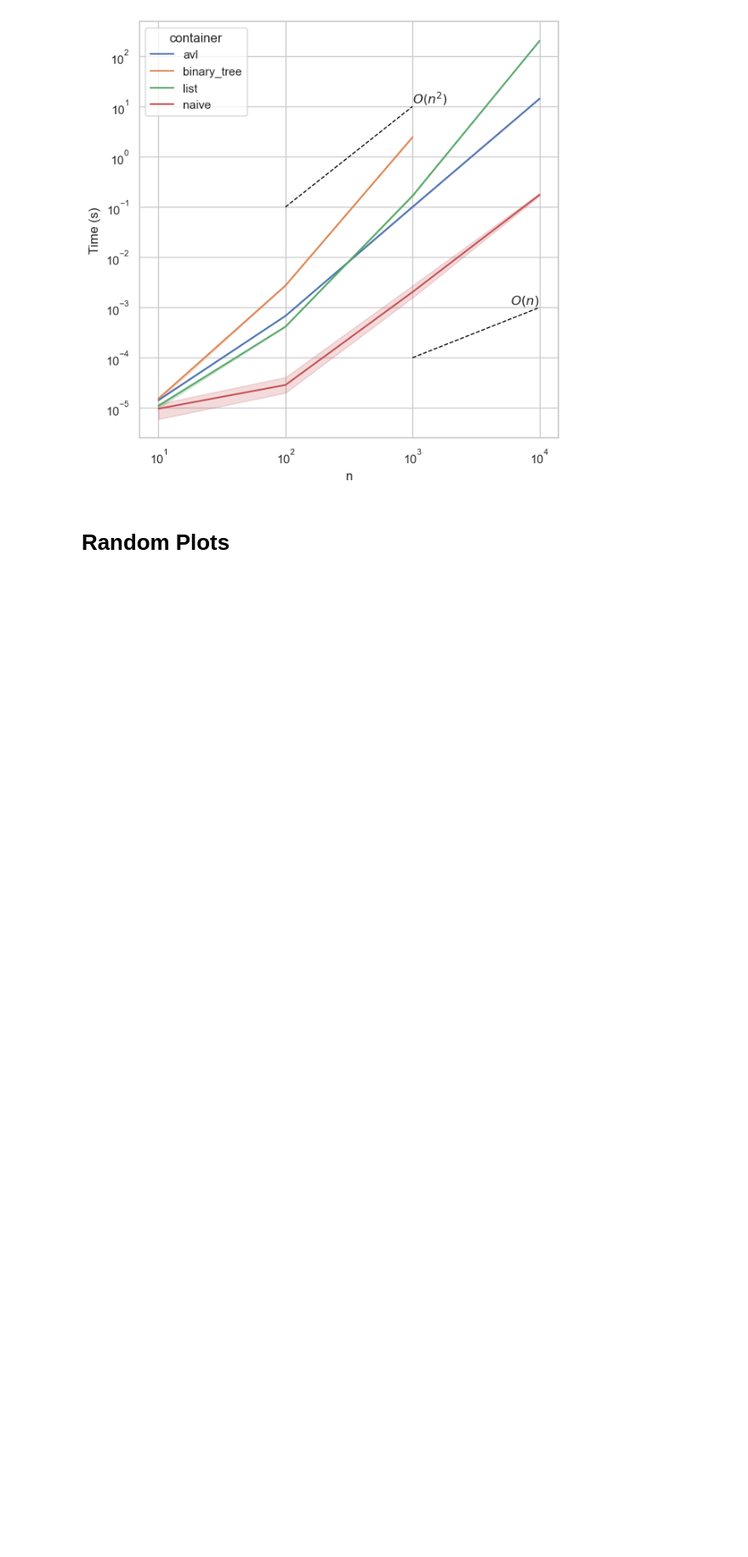
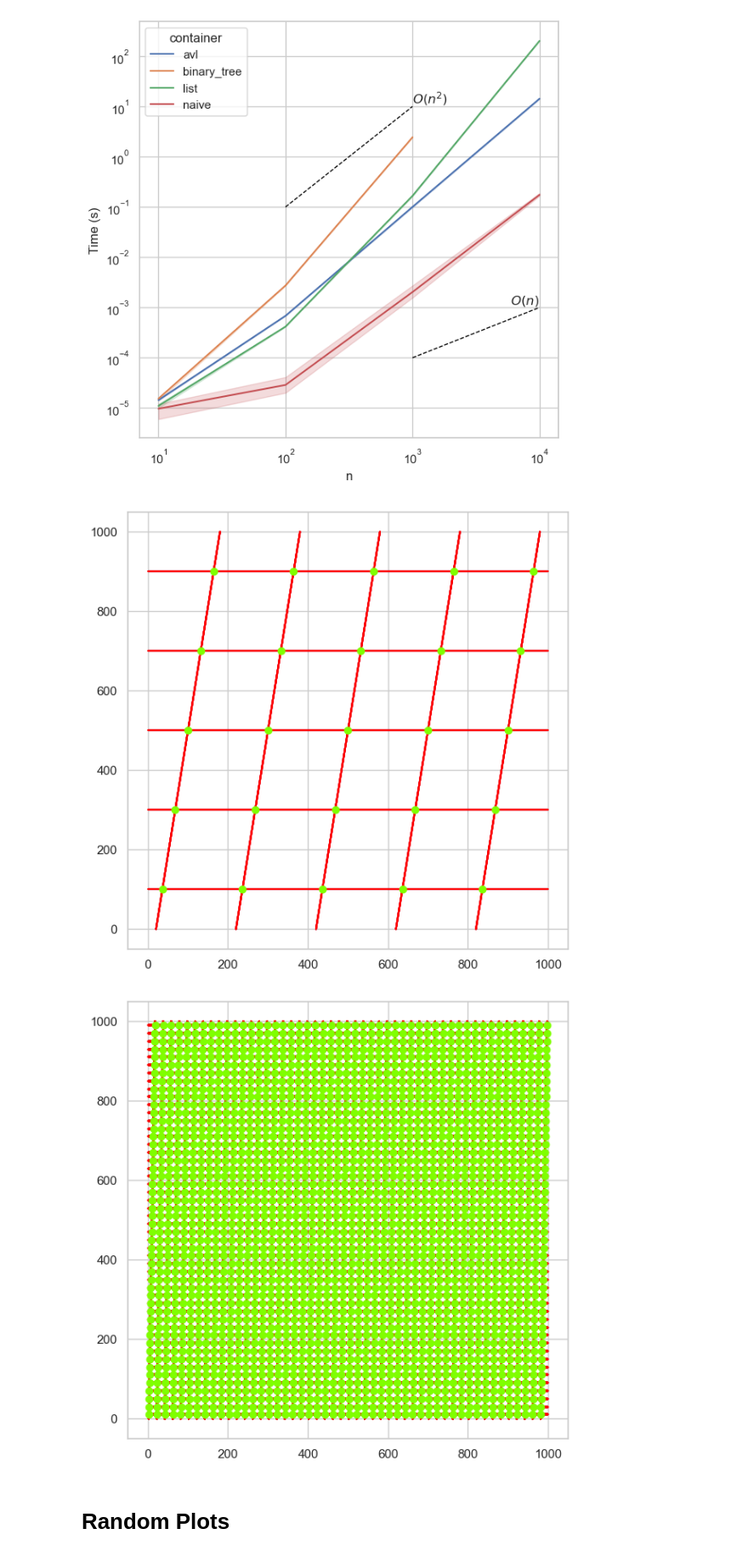
Before and after one commit to mtsodf/algoritmos, a Jupyter notebook: semana06/plots_semana06.ipynb, the cells around one changed output. Shown at 85% size. Cells and saved outputs as stored; diff of their text form; code cells hidden in the pictures; blank space fills up the shorter version.

```diff
--- a/semana06/plots_semana06.ipynb
+++ b/semana06/plots_semana06.ipynb
@@ -152,6 +174,22 @@ plt.savefig("./tex/figs/plot_grid_time.pdf")
 plt.show()
 # %% [output]
 [figure]
+# %%
+
+for n in [10, 100]:
+    fig, ax = plt.subplots(1, 1, figsize=(7, 7))
+
+    row = df_grid[(df_grid.n==n) & (df_grid.container=="avl")].iloc[2]
+
+    plot_segments(row.segments, ax, False)
+    plt.savefig(f"tex/figs/exemplos/grid_example_{n}_segments.pdf", dpi=300)
+    plot_intersections(row.segments, row.intersections, ax=ax)
+    plt.savefig(f"tex/figs/exemplos/grid_example_{n}_interserctions.pdf", dpi=300)
+
+    plt.show()
+# %% [output]
+[figure, added]
+[figure, added]
 # %% [markdown]
 # Random Plots
 # %%
```
Also changed, not shown: parts of 16 cells of this notebook.
